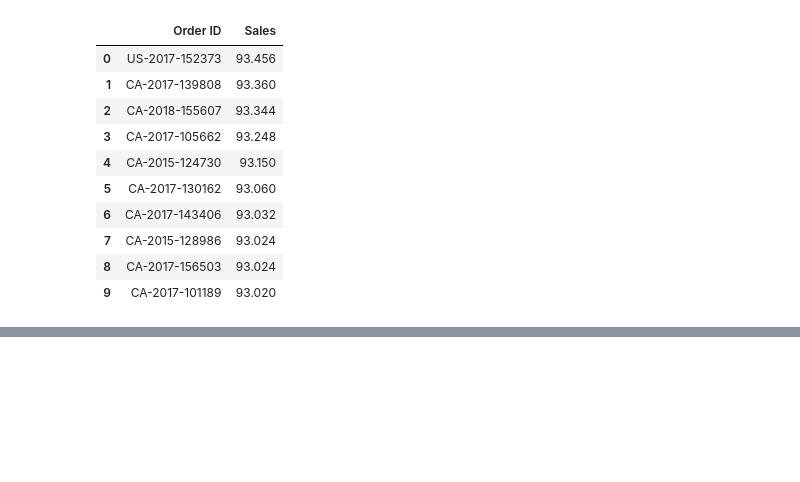
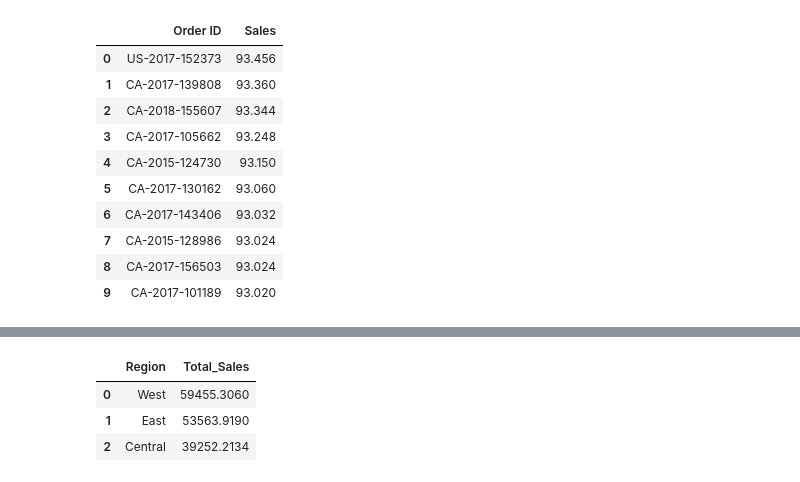
Before and after one commit to shravyanjali200/apexplanet-data-analytics, a Jupyter notebook: notebooks/02_SQL_Analysis.ipynb, the cells around one changed output, grey strips where cells are left out. Cells and saved outputs as stored; diff of their text form; code cells hidden in the pictures; blank space fills up the shorter version.

```diff
--- a/notebooks/02_SQL_Analysis.ipynb
+++ b/notebooks/02_SQL_Analysis.ipynb
@@ -171,0 +267,16 @@ pd.read_sql(q,conn)
+# %%
+q = """
+SELECT Region,
+       SUM(Sales) AS Total_Sales
+FROM sales
+GROUP BY Region
+ORDER BY Total_Sales DESC
+LIMIT 3
+"""
+
+pd.read_sql(q, conn)
+# %% [output]
+|  | Region | Total_Sales |
+| 0 | West | 59455.3060 |
+| 1 | East | 53563.9190 |
+| 2 | Central | 39252.2134 |
```
Also changed, not shown: parts of 19 cells of this notebook.
